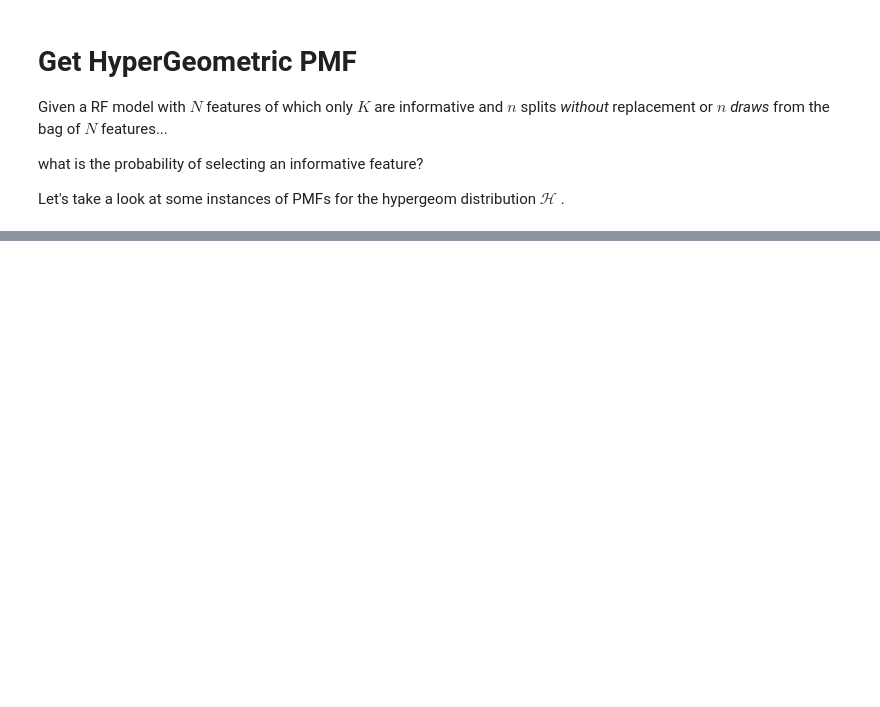
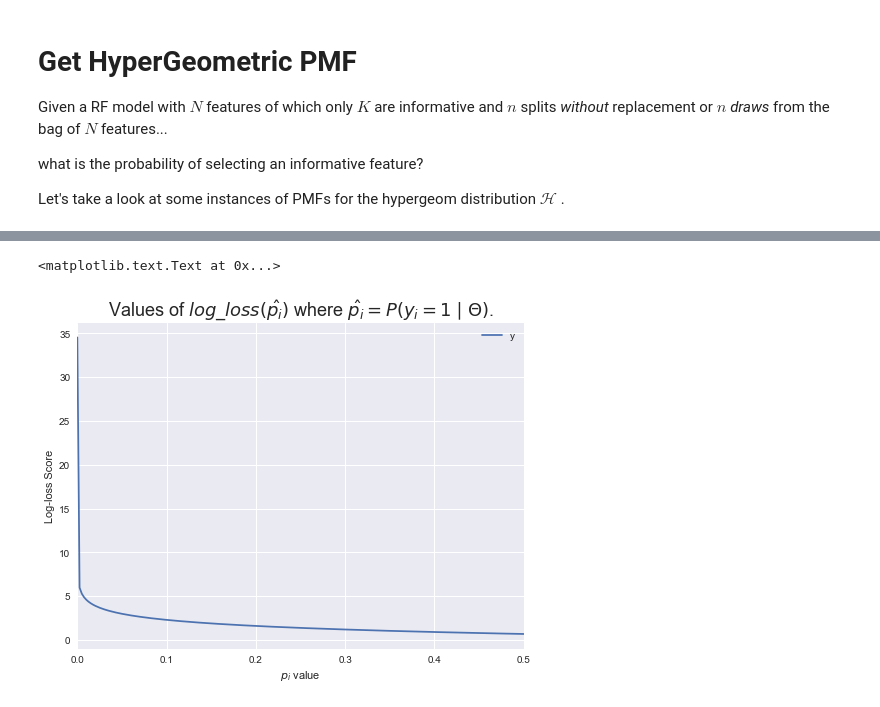
Before and after one commit to jdemonasterio/authorea, a Jupyter notebook: Notebooks/small_tests.ipynb, the cells around one changed output, grey strips where cells are left out. Cells and saved outputs as stored; diff of their text form; code cells hidden in the pictures; blank space fills up the shorter version.

Commit message:
add visualization of the logloss function in ipynb

```diff
--- a/Notebooks/small_tests.ipynb
+++ b/Notebooks/small_tests.ipynb
@@ -374,0 +311,3 @@ plt.show()
+# %%
+eps = 1e-15
+pd.np.minimum(a,eps)
@@ -374,0 +319,17 @@ plt.show()
+# %%
+# define the function with numpy
+
+def log_loss_binary(actual, predicted, eps = 1e-15):
+    actual = pd.np.asarray(actual)
+    predicted = pd.np.asarray(predicted)
+    rv = None
+    # we use eps and 1-eps here to take care of the discontinuity
+    predicted = pd.np.minimum(pd.np.maximum(predicted, eps), 1-eps)
+
+    rv = - (pd.np.sum(actual * pd.np.log(predicted) + (1 - actual) * pd.np.log(1 - predicted)) ) / actual.size
+
+    return rv
+# %%
+input_range  = pd.Series(pd.np.linspace(0,0.5, 200)).to_frame()
+input_range.columns = ['x']
+input_range.head(10)
@@ -374,0 +348,16 @@ plt.show()
+# %%
+input_range['y'] = input_range.apply(lambda x:log_loss_binary(1,x),axis=1)
+# %%
+fig, ax = plt.subplots(figsize=(8, 6))
+# plot histogram on cross validated scores
+
+title_str = "Values of $log\_loss( {\hat{p_i}} )$ where ${\hat{p_i}} = P(y_i=1 \mid \Theta)$."
+input_range.plot(x='x',y='y',ax=ax)
+
+plt.title(title_str, fontsize=18)
+
+plt.xlabel("$ p_i $ value".format())
+plt.ylabel("Log-loss Score".format())
+# %% [output]
+<matplotlib.text.Text at 0x...>
+[figure, added]
```
Also changed, not shown: parts of 22 cells of this notebook.
